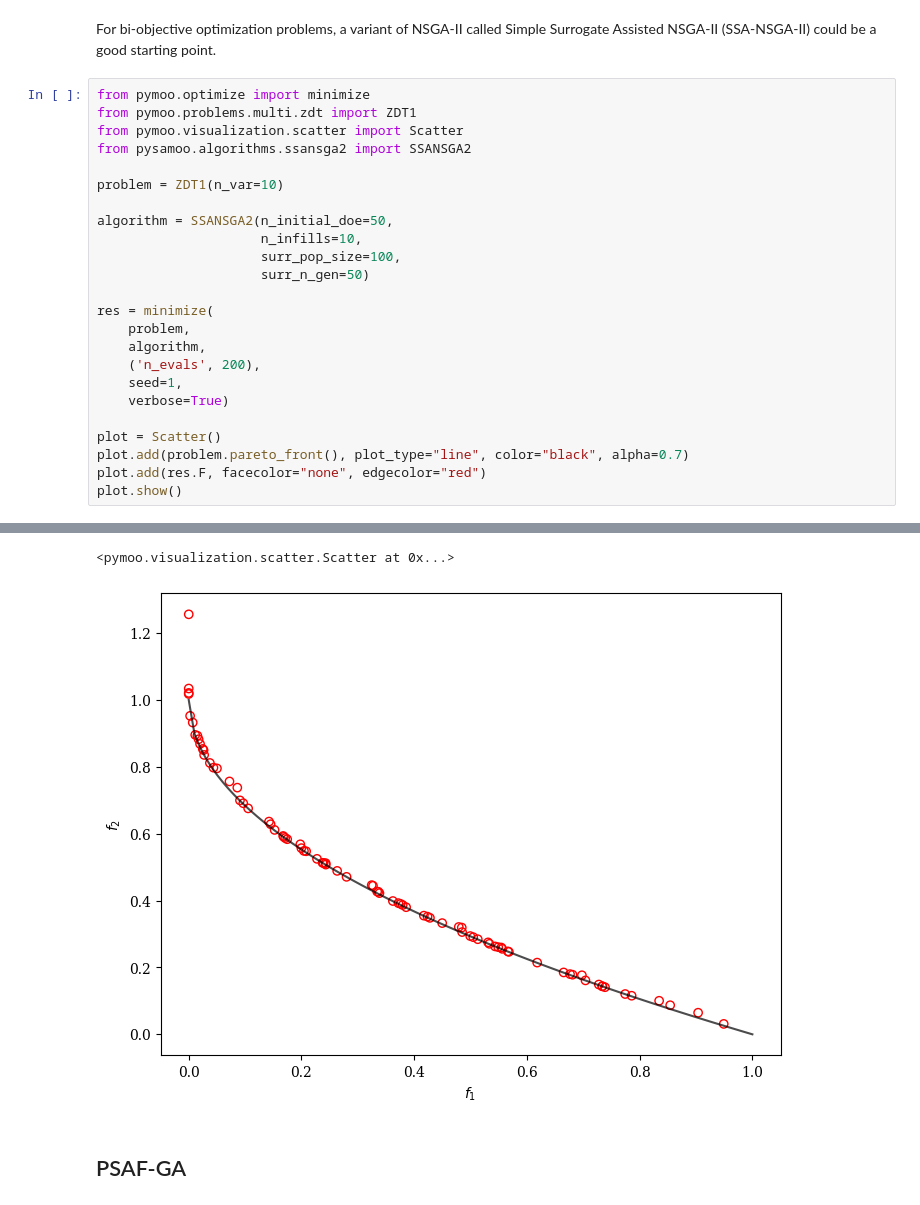
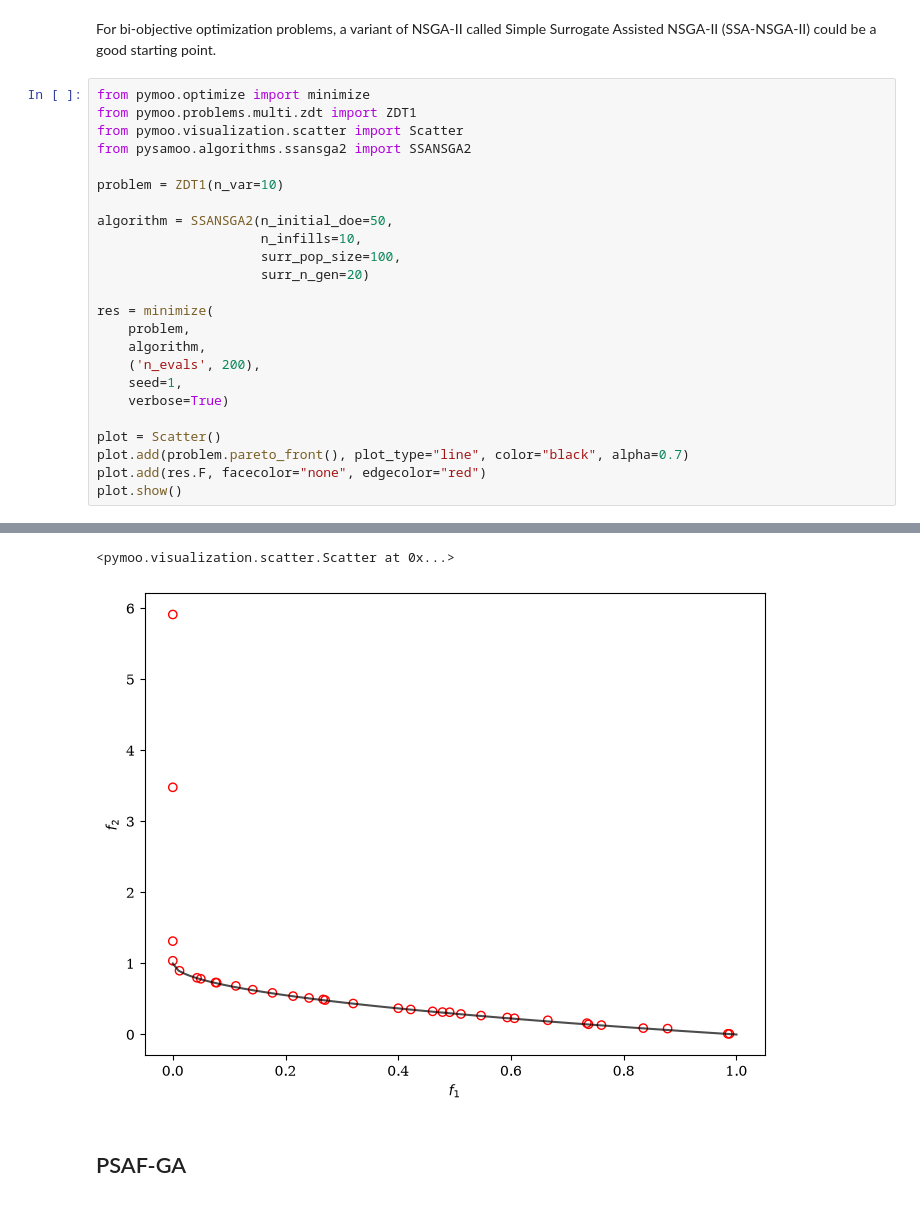
Before and after one commit to anyoptimization/pysamoo, a Jupyter notebook: docs/source/index.ipynb, the cells around one changed output, grey strips where cells are left out. Saved outputs shown, nothing was run; the diff lists cells and outputs as text.

```diff
--- a/docs/source/index.ipynb
+++ b/docs/source/index.ipynb
@@ -219,7 +217,7 @@ problem = ZDT1(n_var=10)
 algorithm = SSANSGA2(n_initial_doe=50,
                      n_infills=10,
                      surr_pop_size=100,
-                     surr_n_gen=50)
+                     surr_n_gen=20)
 
 res = minimize(
     problem,
@@ -255,5 +253,5 @@ n_gen  |  n_eval  | n_nds  |      igd      |       gd      |       hv
 <pymoo.visualization.scatter.Scatter at 0x...>
-[figure, old version]
+[figure, new version]
 # %% [markdown]
 ## PSAF-GA
 # %%
```
Also changed, not shown: parts of 20 cells of this notebook, 12 other files.
